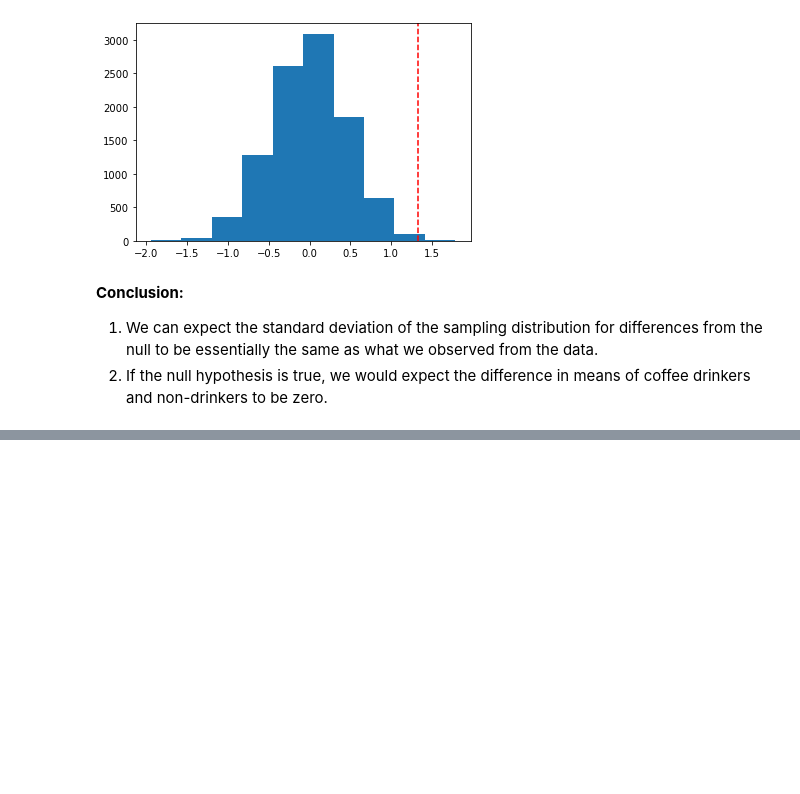
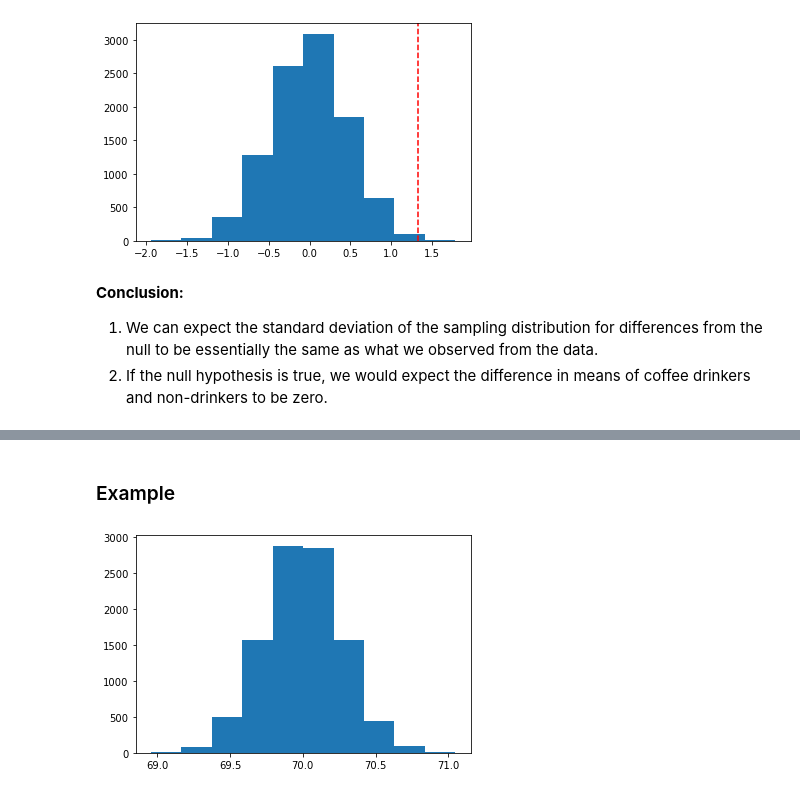
Before and after one commit to Alex-YuZ/Probability_Demo, a Jupyter notebook: Hypothesis_Testing.ipynb, the cells around one changed output, grey strips where cells are left out. Cells and saved outputs as stored; diff of their text form; code cells hidden in the pictures; blank space fills up the shorter version.

```diff
--- a/Hypothesis_Testing.ipynb
+++ b/Hypothesis_Testing.ipynb
@@ -188,0 +196,22 @@ plt.axvline(obs_diff, color='r', linestyle='--');
+# %% [markdown]
+### Example
+# %%
+np.random.seed(42)
+df = pd.read_csv('coffee_dataset.csv')
+sample_df = df.sample(150)
+# %%
+means = []
+
+for _ in range(10000):
+    # Create bootstrap sample
+    bs_sample = sample_df.sample(150, replace=True)
+
+    # Store mean height from each bootstrap sample in list of `means`
+    means.append(bs_sample.height.mean())
+# %%
+# Use the std of the means above to simulate distribution from null hypothesis
+null_values = np.random.normal(70, np.std(means), 10000)
+
+plt.hist(null_values);
+# %% [output]
+[figure, added]
```
Also changed, not shown: parts of 20 cells of this notebook, 2 other files.
